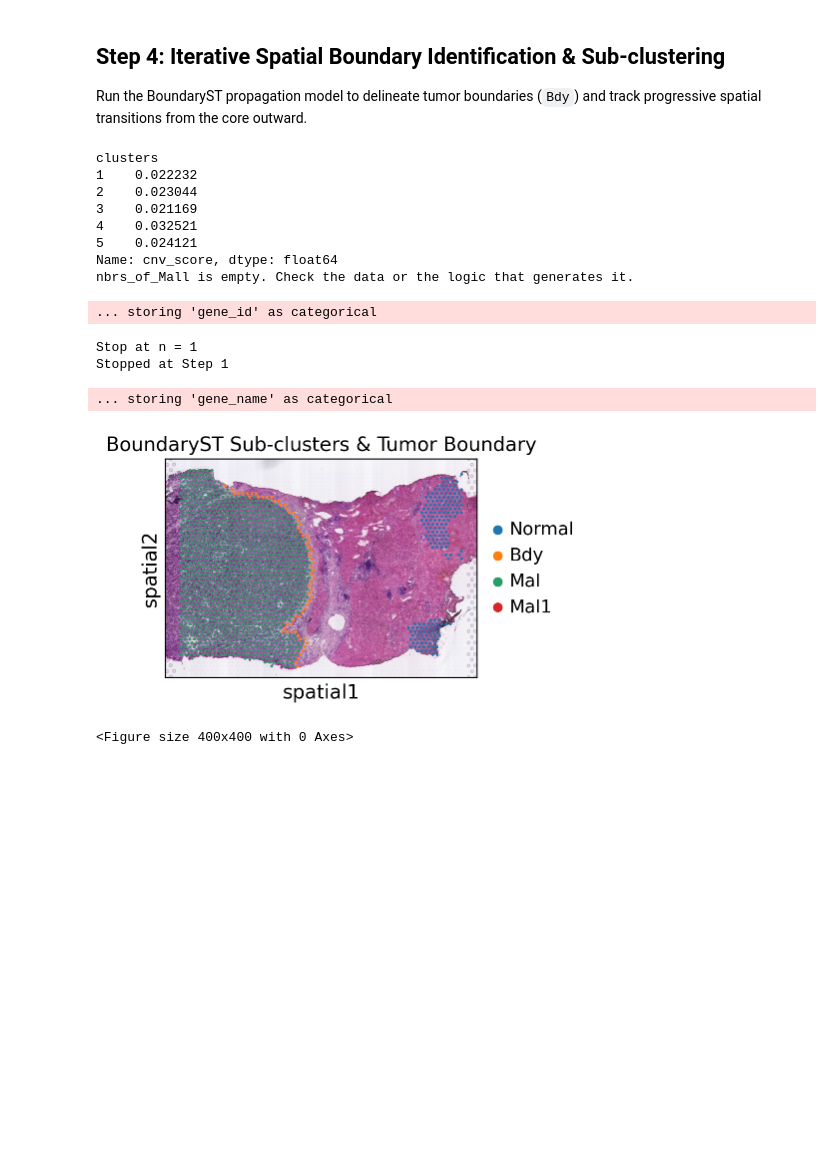
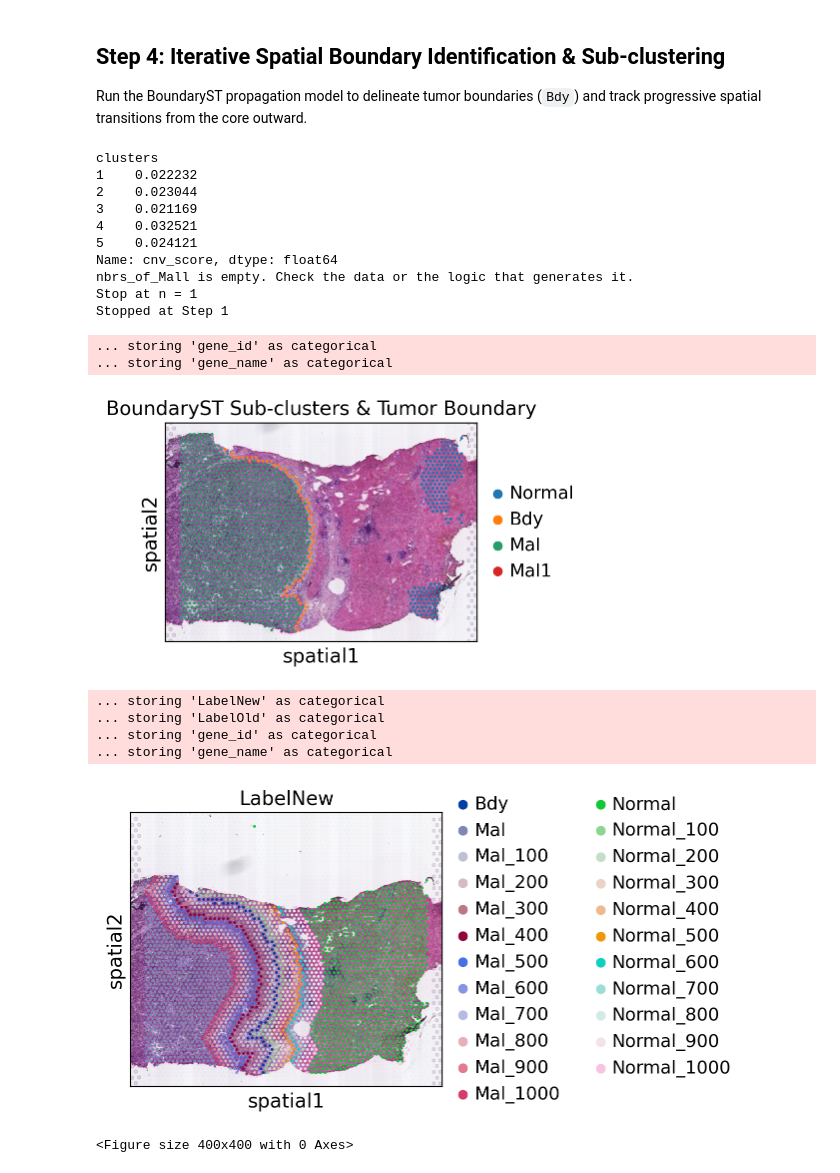
Before and after one commit to ChangxiangHuan/BoundarySpatial, a Jupyter notebook: Barcode_platform(Visium)/BoundarySP_demo.ipynb, the cells around one changed output. Saved outputs shown, nothing was run; the diff lists cells and outputs as text; code cells hidden in the pictures; blank space fills up the shorter version.

```diff
--- a/Barcode_platform(Visium)/BoundarySP_demo.ipynb
+++ b/Barcode_platform(Visium)/BoundarySP_demo.ipynb
@@ -138,38 +137,51 @@ Name: cnv_score, dtype: float64
 
 Run the BoundaryST propagation model to delineate tumor boundaries (`Bdy`) and track progressive spatial transitions from the core outward.
 # %%
-# Run BoundaryST propagation algorithm
+# Define Tumor Edge
 spatial_res, adata = bd.pp.boundary(
     data=adata,
-    n_tumor=1,
-    selectcluster="5"
+    n_tumor=1,        # Number of tumor regions
+    selectcluster="5" # Select cluster "5" as the normal reference region
 )
+
+# Horizontal Layers
+spatial_df = bd.pp.boundary_both(spatial=spatial_res,
+                                 adata=adata,
+                                 levels=10 # Number of layers partitioned inward/outward from the boundary
+                                    )
 
 # Visualize the final tumor boundary and sub-clustering map in spatial coordinates
 sc.pl.spatial(
     spatial_res,
     color="LabelNew",
     img_key="hires",
     title="BoundaryST Sub-clusters & Tumor Boundary"
 )
+
+sc.pl.spatial(spatial_df,color="LabelNew")
 plt.savefig(
     "/data1/huanchangxiang/Python_script/小论文一/BoundarySpatial/Output//spatial_boundary(Visium).png",
     dpi=300,
     bbox_inches="tight",
     facecolor="white"
 )
 # %% [output]
 clusters
 1    0.022232
 2    0.023044
 3    0.021169
 4    0.032521
 5    0.024121
 Name: cnv_score, dtype: float64
 nbrs_of_Mall is empty. Check the data or the logic that generates it.
+Stop at n = 1
+Stopped at Step 1
 ... storing 'gene_id' as categorical
+... storing 'gene_name' as categorical
+[figure]
-Stop at n = 1
-Stopped at Step 1
+... storing 'LabelNew' as categorical
+... storing 'LabelOld' as categorical
+... storing 'gene_id' as categorical
+... storing 'gene_name' as categorical
+[figure, added]
-... storing 'gene_name' as categorical
+<Figure size 400x400 with 0 Axes>
-[figure]
-<Figure size 400x400 with 0 Axes>
```
Also changed, not shown: parts of 1 cell of this notebook, 13 other files.
